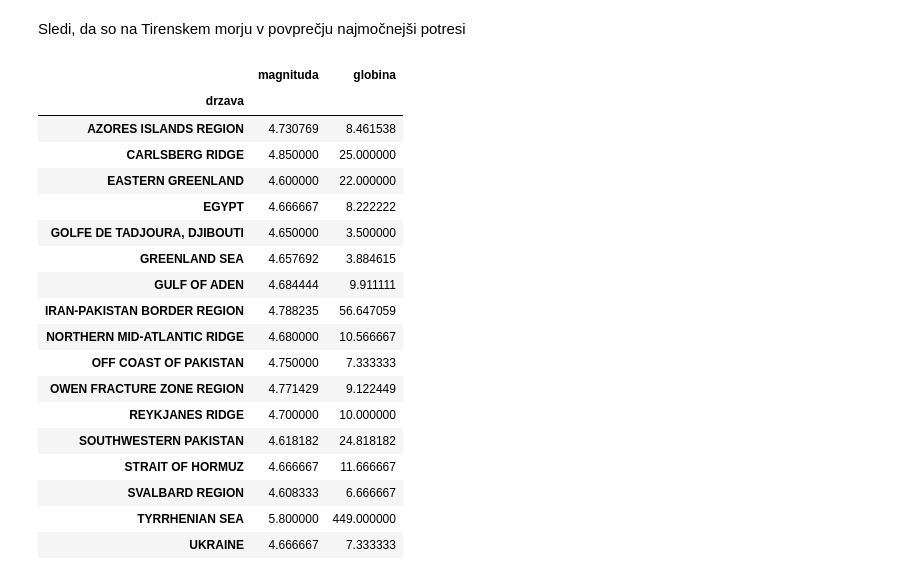
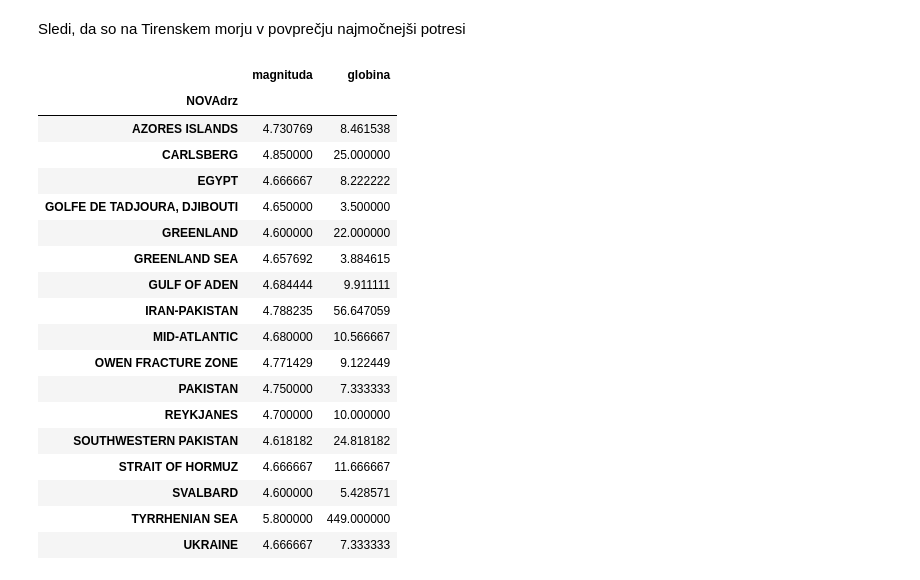
Before and after one commit to TinaKrasovec/Potresi-po-Evropi-zadnjih-nekaj-let-z-magnitudo-4, a Jupyter notebook: Projekt.ipynb, the cells around one changed output. Cells and saved outputs as stored; diff of their text form; code cells hidden in the pictures.

```diff
--- a/Projekt.ipynb
+++ b/Projekt.ipynb
@@ -5,4 +9,10 @@ pd.options.display.max_rows=20
 # %%
+#naložimo paket pandas
+import pandas as pd
+potres=pd.read_csv('potresi.csv', index_col='id')
+potresi=pd.read_csv('potresi.csv')
+#omejitev razpredelnice (20 vrstic)
+pd.options.display.max_rows=20
 #za grafe moramo uporabiti še
 import matplotlib.pyplot as plt
 %matplotlib inline
@@ -215,0 +168,28 @@ Name: magnituda, dtype: float64
+# %%
+def najdi_drzavo(drz):
+    dodatki={'NORTH':6, 'NORTHEAST':10, 'NORTHWEST':10, 'NORTHERN':9,
+            'SOUTH':6, 'SOUTHEAST':10, 'SOUTHWEST':10, 'SOUTHERN':9,
+            'EAST':5, 'EASTERN':8, 'WEST':5, 'WESTERN':8,
+            'THE':4, 'OF':3, 'NEAR':5, 'OFF':4, 'OFFSHORE':9, 'COAST':6,
+            'RISE':-5, 'RIDGE':-6, 'REGION':-7, 'BORDER':-7, 'PENINSULA':-10,
+            'CENTRAL':8}
+    kratice={'REG.':'REGION', 'CALIF.':'CALIFORNIA', 'FYROM':'FYR OF MACEDONIA',
+             'CAUCASUS REGION':'RUSSIA', 'N.Z.':'NEW ZEALAND', 'IS.':'ISLAND'}
+    #radi bi odstranili vse smeri neba, dodatke, kratice, ... in presledek
+    if ' ' in drz:
+        naZacetku=drz[:drz.index(' ')]
+        naKoncu=drz[-(drz[::-1].index(' ')):]
+    elif drz in kratice:
+        return kratice[drz]
+    else:
+        return drz
+    if len(naZacetku)==1:
+        novo=drz[2:]
+    elif naZacetku in dodatki:
+        novo=drz[dodatki[naZacetku]:]
+        return najdi_drzavo(novo)
+    elif naKoncu in dodatki:
+        novo=drz[:dodatki[naKoncu]]
+        return najdi_drzavo(novo)
+    else:
+        return drz
@@ -215,0 +198,3 @@ Name: magnituda, dtype: float64
+# %%
+potres['NOVAdrz']=potres['drzava'].map(najdi_drzavo)
+potres
@@ -217,31 +285,30 @@ Name: magnituda, dtype: float64
 Sledi, da so na Tirenskem morju v povprečju najmočnejši potresi
 # %%
 #združi vse potrese, ki so bili v isti državi
-potres_drzava=potres.groupby('drzava')
+potres_NOVAdrz=potres.groupby('NOVAdrz')
 #vrne povprečno magnitudo in globino
-pMG=potres_drzava['magnituda', 'globina'].mean()
+povpMagnitudaGlobina=potres_NOVAdrz['magnituda', 'globina'].mean()
 #vrne tabelo s potresi, ki imajo v povprečju magnitudo višjo ali enako od 4.6
-pMG[pMG.magnituda>=4.6]
-#
+povpMagnitudaGlobina[povpMagnitudaGlobina.magnituda>=4.6]
 #primerjava med povprečno magnitudo in povprečno globino
 # %% [output]
 |  | magnituda | globina |
-| drzava |  |  |
-| AZORES ISLANDS REGION | 4.730769 | 8.461538 |
-| CARLSBERG RIDGE | 4.850000 | 25.000000 |
-| EASTERN GREENLAND | 4.600000 | 22.000000 |
+| NOVAdrz |  |  |
+| AZORES ISLANDS | 4.730769 | 8.461538 |
+| CARLSBERG | 4.850000 | 25.000000 |
 | EGYPT | 4.666667 | 8.222222 |
 | GOLFE DE TADJOURA, DJIBOUTI | 4.650000 | 3.500000 |
+| GREENLAND | 4.600000 | 22.000000 |
 | GREENLAND SEA | 4.657692 | 3.884615 |
 | GULF OF ADEN | 4.684444 | 9.911111 |
-| IRAN-PAKISTAN BORDER REGION | 4.788235 | 56.647059 |
-| NORTHERN MID-ATLANTIC RIDGE | 4.680000 | 10.566667 |
-| OFF COAST OF PAKISTAN | 4.750000 | 7.333333 |
-| OWEN FRACTURE ZONE REGION | 4.771429 | 9.122449 |
-| REYKJANES RIDGE | 4.700000 | 10.000000 |
+| IRAN-PAKISTAN | 4.788235 | 56.647059 |
+| MID-ATLANTIC | 4.680000 | 10.566667 |
+| OWEN FRACTURE ZONE | 4.771429 | 9.122449 |
+| PAKISTAN | 4.750000 | 7.333333 |
+| REYKJANES | 4.700000 | 10.000000 |
 | SOUTHWESTERN PAKISTAN | 4.618182 | 24.818182 |
 | STRAIT OF HORMUZ | 4.666667 | 11.666667 |
-| SVALBARD REGION | 4.608333 | 6.666667 |
+| SVALBARD | 4.600000 | 5.428571 |
 | TYRRHENIAN SEA | 5.800000 | 449.000000 |
 | UKRAINE | 4.666667 | 7.333333 |
 # %%
```
Also changed, not shown: parts of 58 cells of this notebook.
